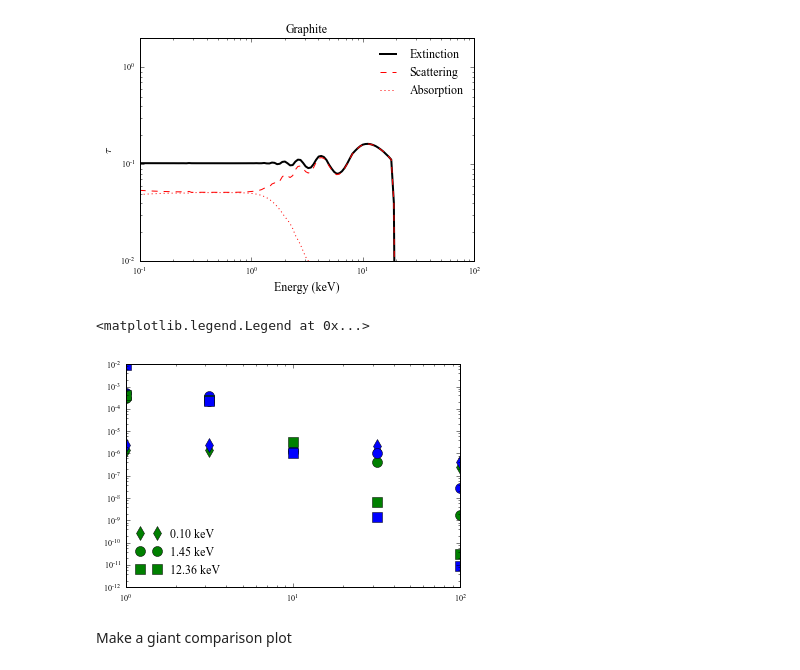
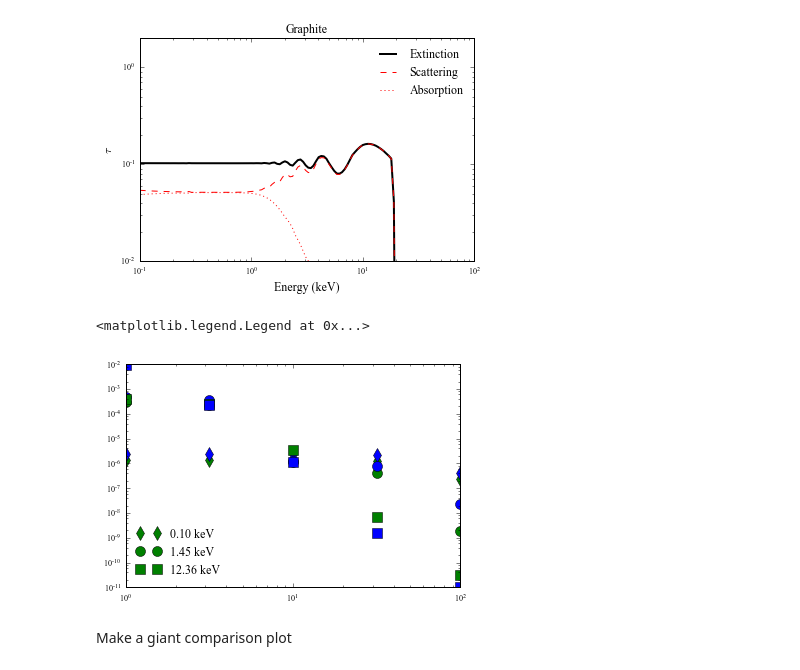
Before and after one commit to eblur/newdust, a Jupyter notebook: examples/giant_grains.ipynb, the cells around one changed output. Saved outputs shown, nothing was run; the diff lists cells and outputs as text; code cells hidden in the pictures.

Commit message:
Updated examples for new grainpop behavior

```diff
--- a/examples/giant_grains.ipynb
+++ b/examples/giant_grains.ipynb
@@ -7,7 +7,7 @@ import matplotlib.pyplot as plt
 from newdust.graindist import *
 from newdust import *
 # %%
-A0  = sizedist.Grain(10.0)
+A0  = 10.0
 MD  = 1.e22 * constants.m_p * 0.009  # g cm^-2
 
 SIL      = composition.CmSilicate()
@@ -39,9 +39,9 @@ plt.ylabel("1 - Real part", size=14)
 # %% [markdown]
 No real difference between grain sizes for the parallel vs perpendicular graphite.
 # %%
-ABIG  = sizedist.Grain(1.0)
-big_sil = SingleGrainPop(GrainDist(ABIG, SIL, md=MD), 'Mie')
-big_gra = SingleGrainPop(GrainDist(ABIG, GRA_para, md=MD), 'Mie')
+ABIG  = 1.0
+big_sil = SingleGrainPop('Grain', 'Silicate', 'Mie', amax=ABIG, md=MD)
+big_gra = SingleGrainPop('Grain', 'Graphite', 'Mie', amax=ABIG, md=MD)
 # %%
 %%time
 big_sil.calculate_ext(EVALS, unit='kev', theta=THVALS)
@@ -78,17 +76,17 @@ plt.title('Graphite')
 inds = [0, 50, -10]
 ms   = dict(zip(inds,['d','o','s']))
 for i in inds:
-    plt.plot(THVALS, big_sil.ext.int_diff[i], 'g', ls='',
+    plt.plot(THVALS, big_sil.int_diff[i], 'g', ls='',
              marker=ms[i], markersize=10, label='%.2f keV' % EVALS[i])
-    plt.plot(THVALS, big_gra.ext.int_diff[i], 'b', ls='', marker=ms[i], markersize=10)
+    plt.plot(THVALS, big_gra.int_diff[i], 'b', ls='', marker=ms[i], markersize=10)
 plt.loglog()
 plt.legend(loc='lower left', frameon=False)
 # %% [output]
 <matplotlib.legend.Legend at 0x...>
 [figure]
 # %%
-giant_sil = SingleGrainPop(GrainDist(A0, SIL, md=MD), 'Mie')
-giant_gra = SingleGrainPop(GrainDist(A0, GRA_para, md=MD), 'Mie')
+giant_sil = SingleGrainPop('Grain', 'Silicate', 'Mie', amax=A0, md=MD)
+giant_gra = SingleGrainPop('Grain', 'Graphite', 'Mie', amax=A0, md=MD)
 # %%
 %%time
 giant_sil.calculate_ext(EVALS, unit='kev', theta=THVALS)
@@ -124,15 +120,15 @@ plt.title('Graphite')
 # %%
 inds = [0, 50, -10]
 ms   = dict(zip(inds,['d','o','s']))
 for i in inds:
-    plt.plot(THVALS, giant_sil.ext.int_diff[i], 'g', ls='',
+    plt.plot(THVALS, giant_sil.int_diff[i], 'g', ls='',
              marker=ms[i], markersize=10, label='%.2f keV' % EVALS[i])
-    plt.plot(THVALS, giant_gra.ext.int_diff[i], 'b', ls='', marker=ms[i], markersize=10)
+    plt.plot(THVALS, giant_gra.int_diff[i], 'b', ls='', marker=ms[i], markersize=10)
 plt.loglog()
 plt.legend(loc='lower left', frameon=False)
 # %% [output]
 <matplotlib.legend.Legend at 0x...>
-[figure, old version]
+[figure, new version]
 # %% [markdown]
 Make a giant comparison plot
 # %%
```
Also changed, not shown: parts of 5 cells of this notebook, 5 other files.
